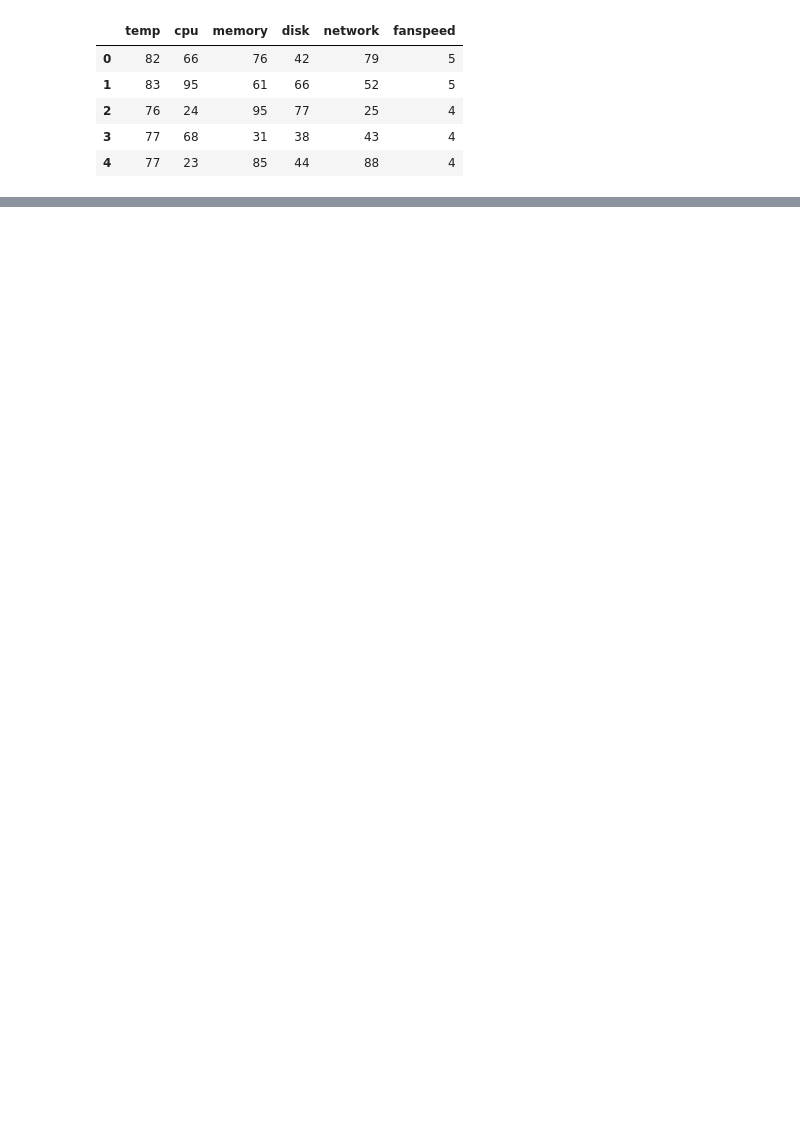
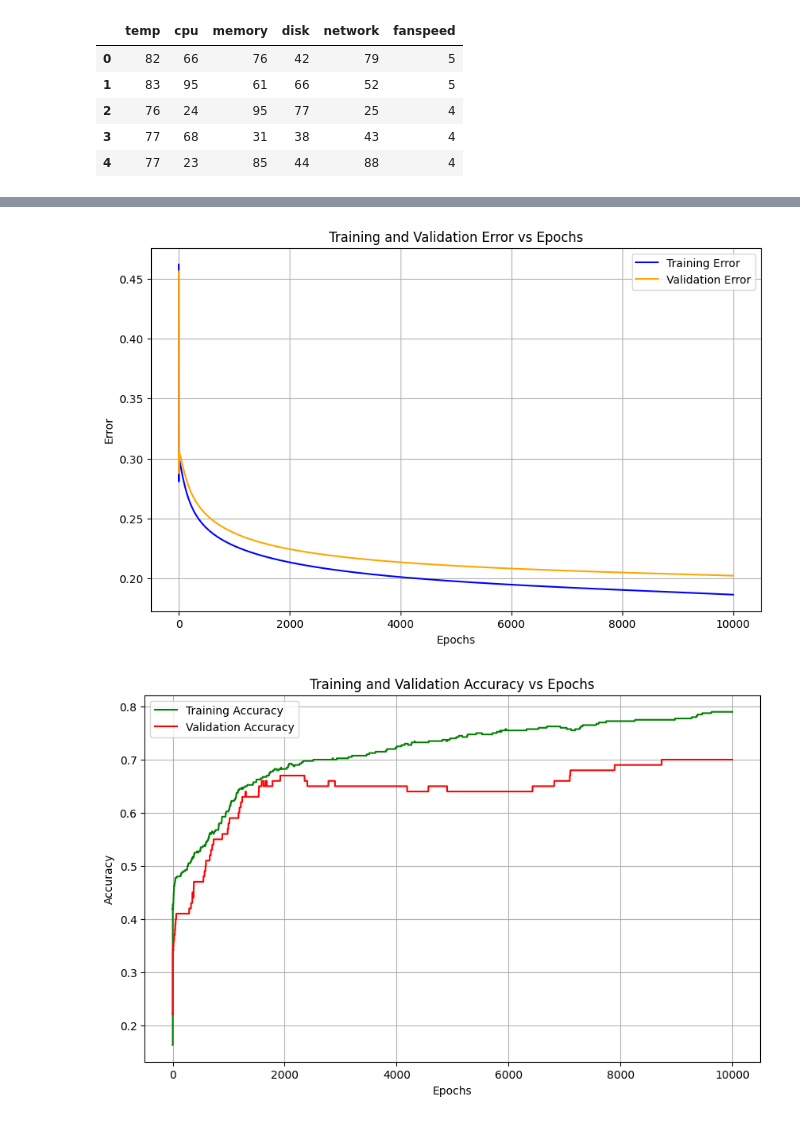
Before and after one commit to MuntasirMaruf/CVPR_B_MuntasirMaruf, a Jupyter notebook: Assignment_2_NN_22_46620_1.ipynb, the cells around one changed output, grey strips where cells are left out. Saved outputs shown, nothing was run; the diff lists cells and outputs as text; code cells hidden in the pictures; blank space fills up the shorter version.

```diff
--- a/Assignment_2_NN_22_46620_1.ipynb
+++ b/Assignment_2_NN_22_46620_1.ipynb
@@ -124,12 +114,0 @@ Y_test_labels = np.argmax(Y_test_onehot, axis=1)
-# %%
-NN = NeuralNetwork()
-
-err = []
-for i in range(10000):
-  NN.train(X_train, Y_train)
-  err.append(np.mean(np.abs(Y_train - NN.feedForward(X_train))))
-plt.plot(err)
-plt.xlabel("Epochs")
-plt.ylabel("Error")
-plt.title("Error vs Epochs")
-plt.show()
@@ -259,0 +117,4 @@ roc_curve_per_class(Y_test_onehot, predictions_test_probabilities, num_classes)
+# %%
+from sklearn.model_selection import train_test_split
+
+X_train, X_val, Y_train, Y_val = train_test_split(X_scaled, Y_onehot, test_size=0.2, random_state=42)
@@ -259,0 +123,55 @@ roc_curve_per_class(Y_test_onehot, predictions_test_probabilities, num_classes)
+# %%
+NN = NeuralNetwork()
+
+train_err = []
+val_err = []
+train_acc = []
+val_acc = []
+
+for i in range(10000):
+    NN.train(X_train, Y_train)
+
+    # Training predictions and metrics
+    train_output = NN.feedForward(X_train)
+    train_loss = np.mean(np.abs(Y_train - train_output))
+    train_err.append(train_loss)
+
+    train_preds = np.argmax(train_output, axis=1)
+    train_true = np.argmax(Y_train, axis=1)
+    train_accuracy = np.mean(train_preds == train_true)
+    train_acc.append(train_accuracy)
+
+    # Validation predictions and metrics
+    val_output = NN.feedForward(X_val)
+    val_loss = np.mean(np.abs(Y_val - val_output))
+    val_err.append(val_loss)
+
+    val_preds = np.argmax(val_output, axis=1)
+    val_true = np.argmax(Y_val, axis=1)
+    val_accuracy = np.mean(val_preds == val_true)
+    val_acc.append(val_accuracy)
+
+# Plotting error
+plt.figure(figsize=(10, 6))
+plt.plot(train_err, label="Training Error", color="blue")
+plt.plot(val_err, label="Validation Error", color="orange")
+plt.xlabel("Epochs")
+plt.ylabel("Error")
+plt.title("Training and Validation Error vs Epochs")
+plt.legend()
+plt.grid(True)
+plt.show()
+
+# Plotting accuracy
+plt.figure(figsize=(10, 6))
+plt.plot(train_acc, label="Training Accuracy", color="green")
+plt.plot(val_acc, label="Validation Accuracy", color="red")
+plt.xlabel("Epochs")
+plt.ylabel("Accuracy")
+plt.title("Training and Validation Accuracy vs Epochs")
+plt.legend()
+plt.grid(True)
+plt.show()
+# %% [output]
+[figure, added]
+[figure, added]
```
Also changed, not shown: parts of 15 cells of this notebook.
